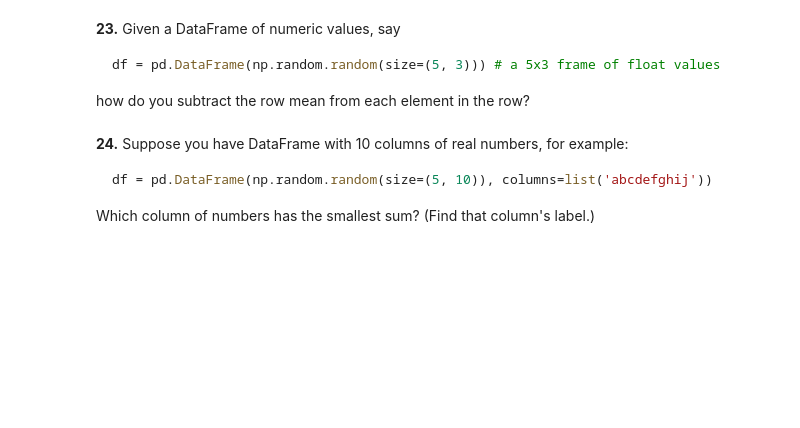
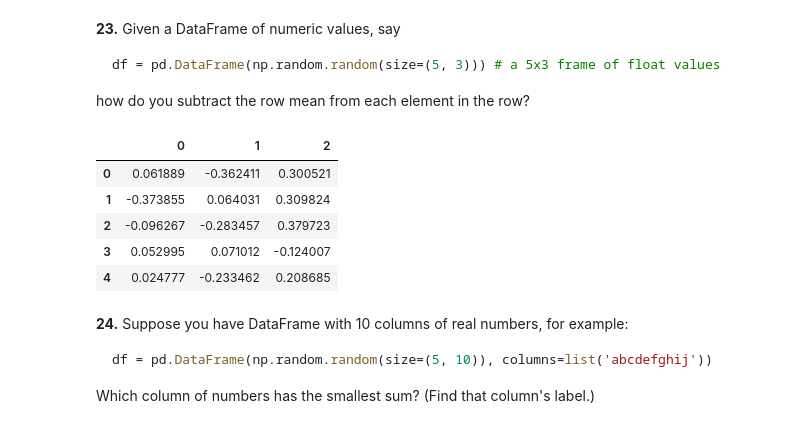
Before and after one commit to felixschh/ai_jan22_felix, a Jupyter notebook: 06. Pandas/100-pandas-puzzles.ipynb, the cells around one changed output. Cells and saved outputs as stored; diff of their text form; code cells hidden in the pictures; blank space fills up the shorter version.

````diff
--- a/06. Pandas/100-pandas-puzzles.ipynb
+++ b/06. Pandas/100-pandas-puzzles.ipynb
@@ -321,6 +340,16 @@ df = pd.DataFrame(np.random.random(size=(5, 3))) # a 5x3 frame of float values
 ```
 
 how do you subtract the row mean from each element in the row?
+# %%
+df = pd.DataFrame(np.random.random(size=(5, 3)))
+df.sub(df.mean(axis=1), axis=0)
+# %% [output]
+|  | 0 | 1 | 2 |
+| 0 | 0.061889 | -0.362411 | 0.300521 |
+| 1 | -0.373855 | 0.064031 | 0.309824 |
+| 2 | -0.096267 | -0.283457 | 0.379723 |
+| 3 | 0.052995 | 0.071012 | -0.124007 |
+| 4 | 0.024777 | -0.233462 | 0.208685 |
 # %% [markdown]
 **24.** Suppose you have DataFrame with 10 columns of real numbers, for example:
 
````
Also changed, not shown: parts of 7 cells of this notebook, 1 other file.
